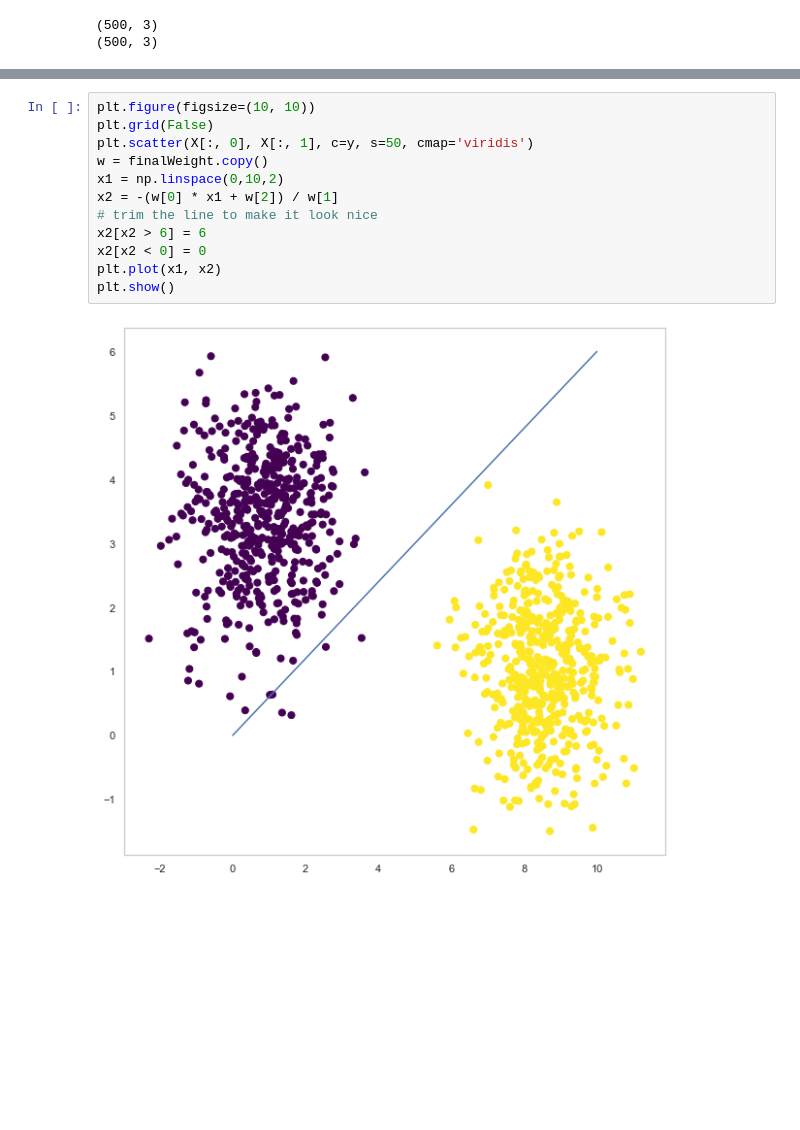
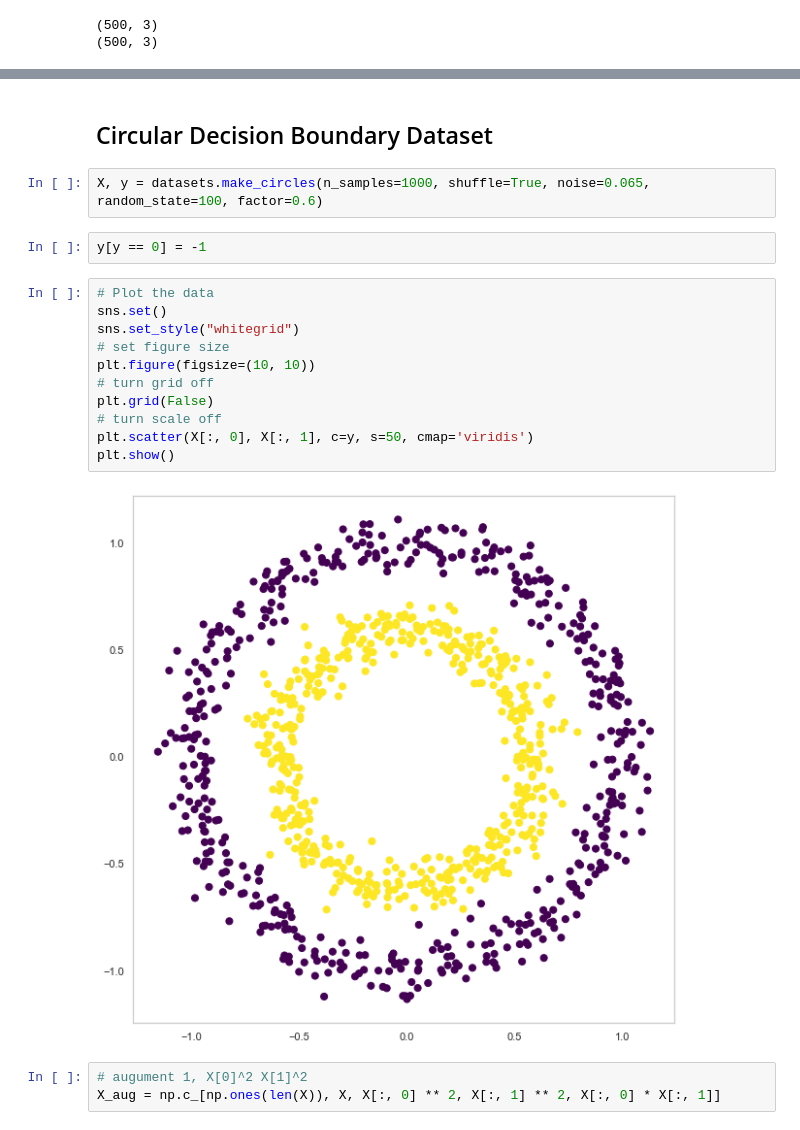
Before and after one commit to divyanx/Machine-Learning-Tasks, a Jupyter notebook: Assignment-03/01-Perceptron/04-Performance.ipynb, the cells around one changed output, grey strips where cells are left out. Saved outputs shown, nothing was run; the diff lists cells and outputs as text; blank space fills up the shorter version.

```diff
--- a/Assignment-03/01-Perceptron/04-Performance.ipynb
+++ b/Assignment-03/01-Perceptron/04-Performance.ipynb
@@ -218,14 +216,22 @@ plt.show()
-# %%
-plt.figure(figsize=(10, 10))
-plt.grid(False)
-plt.scatter(X[:, 0], X[:, 1], c=y, s=50, cmap='viridis')
-w = finalWeight.copy()
-x1 = np.linspace(0,10,2)
-x2 = -(w[0] * x1 + w[2]) / w[1]
-# trim the line to make it look nice
-x2[x2 > 6] = 6
-x2[x2 < 0] = 0
-plt.plot(x1, x2)
-plt.show()
-# %% [output]
-[figure, removed]
+# %% [markdown]
+## Circular Decision Boundary Dataset
+# %%
+X, y = datasets.make_circles(n_samples=1000, shuffle=True, noise=0.065, random_state=100, factor=0.6)
+# %%
+y[y == 0] = -1
+# %%
+# Plot the data
+sns.set()
+sns.set_style("whitegrid")
+# set figure size
+plt.figure(figsize=(10, 10))
+# turn grid off
+plt.grid(False)
+# turn scale off
+plt.scatter(X[:, 0], X[:, 1], c=y, s=50, cmap='viridis')
+plt.show()
+# %% [output]
+[figure, added]
+# %%
+# augument 1, X[0]^2 X[1]^2
+X_aug = np.c_[np.ones(len(X)), X, X[:, 0] ** 2, X[:, 1] ** 2, X[:, 0] * X[:, 1]]
```
Also changed, not shown: parts of 18 cells of this notebook, 3 other files.
